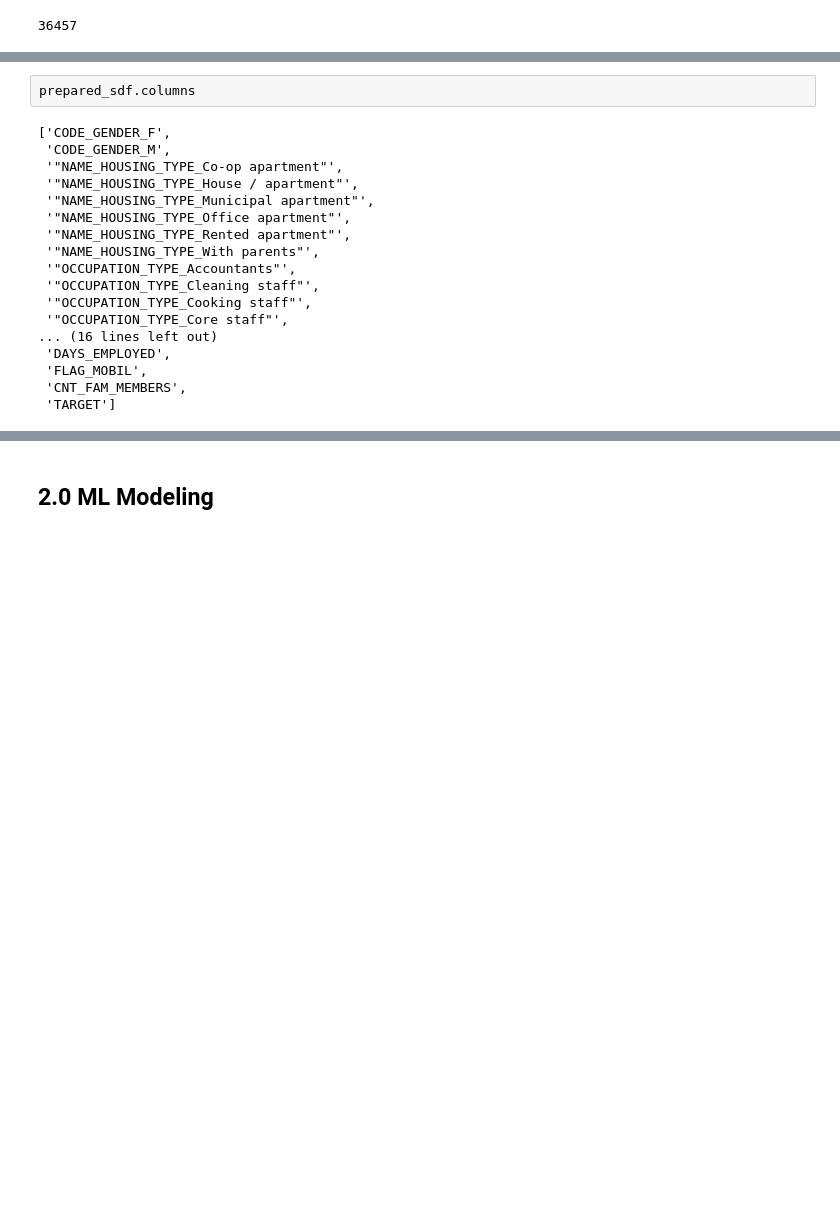
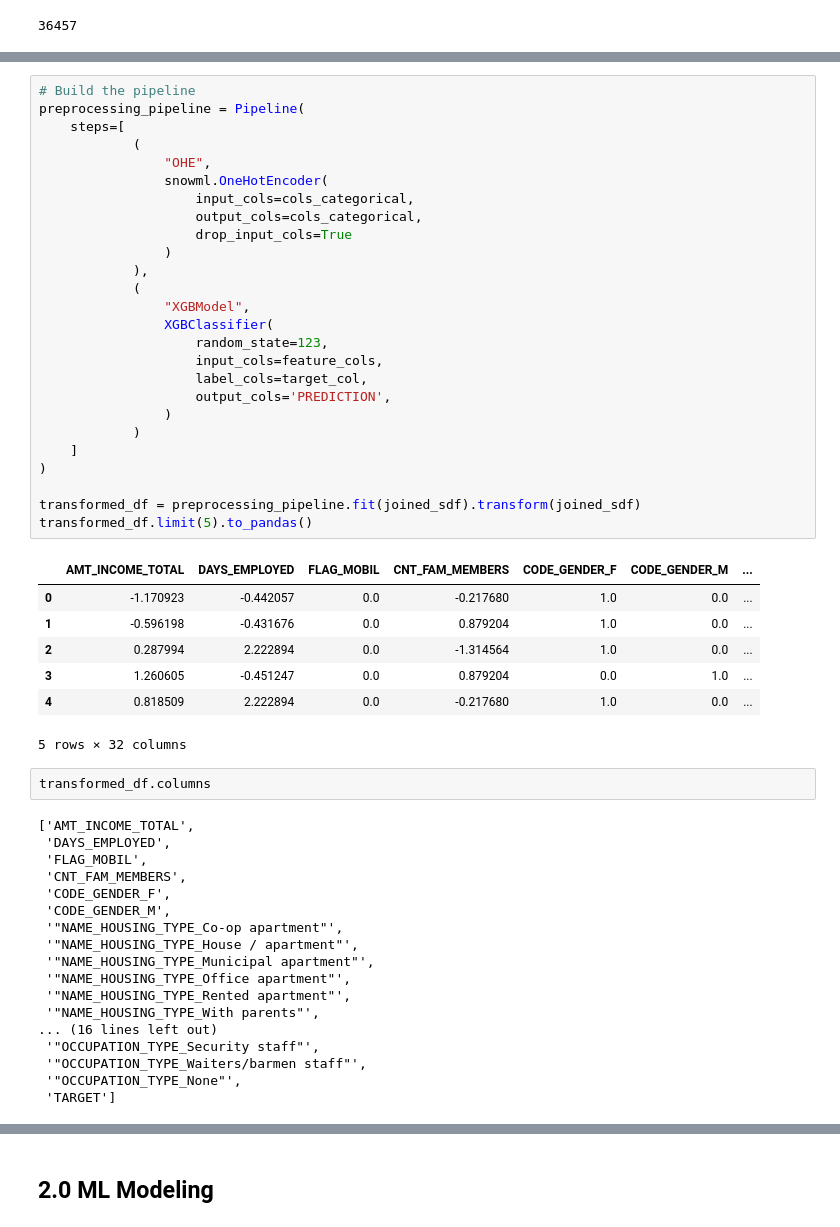
Before and after one commit to sfc-gh-skhara/skhara-demos, a Jupyter notebook: General Demos/Demo - Snowpark ML.ipynb, the cells around one changed output, grey strips where cells are left out. Cells and saved outputs as stored; diff of their text form; blank space fills up the shorter version.

Commit message:
updating and cleaning the code

```diff
--- a/General Demos/Demo - Snowpark ML.ipynb
+++ b/General Demos/Demo - Snowpark ML.ipynb
@@ -159,7 +159,45 @@ prepared_sdf = my_ohe_encoder.fit(joined_sdf).transform(joined_sdf)
+# %%
+# Build the pipeline
+preprocessing_pipeline = Pipeline(
+    steps=[
+            (
+                "OHE",
+                snowml.OneHotEncoder(
+                    input_cols=cols_categorical,
+                    output_cols=cols_categorical,
+                    drop_input_cols=True
+                )
+            ),
+            (
+                "XGBModel",
+                XGBClassifier(
+                    random_state=123,
+                    input_cols=feature_cols,
+                    label_cols=target_col,
+                    output_cols='PREDICTION',
+                )
+            )
+    ]
+)
+
+transformed_df = preprocessing_pipeline.fit(joined_sdf).transform(joined_sdf)
+transformed_df.limit(5).to_pandas()
+# %% [output]
+|  | AMT_INCOME_TOTAL | DAYS_EMPLOYED | FLAG_MOBIL | CNT_FAM_MEMBERS | CODE_GENDER_F | CODE_GENDER_M | ... |
+| 0 | -1.170923 | -0.442057 | 0.0 | -0.217680 | 1.0 | 0.0 | ... |
+| 1 | -0.596198 | -0.431676 | 0.0 | 0.879204 | 1.0 | 0.0 | ... |
+| 2 | 0.287994 | 2.222894 | 0.0 | -1.314564 | 1.0 | 0.0 | ... |
+| 3 | 1.260605 | -0.451247 | 0.0 | 0.879204 | 0.0 | 1.0 | ... |
+| 4 | 0.818509 | 2.222894 | 0.0 | -0.217680 | 1.0 | 0.0 | ... |
+5 rows × 32 columns
 # %%
-prepared_sdf.columns
+transformed_df.columns
 # %% [output]
-['CODE_GENDER_F',
+['AMT_INCOME_TOTAL',
+ 'DAYS_EMPLOYED',
+ 'FLAG_MOBIL',
+ 'CNT_FAM_MEMBERS',
+ 'CODE_GENDER_F',
  'CODE_GENDER_M',
  '"NAME_HOUSING_TYPE_Co-op apartment"',
  '"NAME_HOUSING_TYPE_House / apartment"',
@@ -167,12 +205,8 @@ prepared_sdf.columns
  '"NAME_HOUSING_TYPE_Office apartment"',
  '"NAME_HOUSING_TYPE_Rented apartment"',
  '"NAME_HOUSING_TYPE_With parents"',
- '"OCCUPATION_TYPE_Accountants"',
- '"OCCUPATION_TYPE_Cleaning staff"',
- '"OCCUPATION_TYPE_Cooking staff"',
- '"OCCUPATION_TYPE_Core staff"',
 ... (16 lines left out)
- 'DAYS_EMPLOYED',
- 'FLAG_MOBIL',
- 'CNT_FAM_MEMBERS',
+ '"OCCUPATION_TYPE_Security staff"',
+ '"OCCUPATION_TYPE_Waiters/barmen staff"',
+ '"OCCUPATION_TYPE_None"',
  'TARGET']
```
Also changed, not shown: parts of 56 cells of this notebook, 2 other files.
